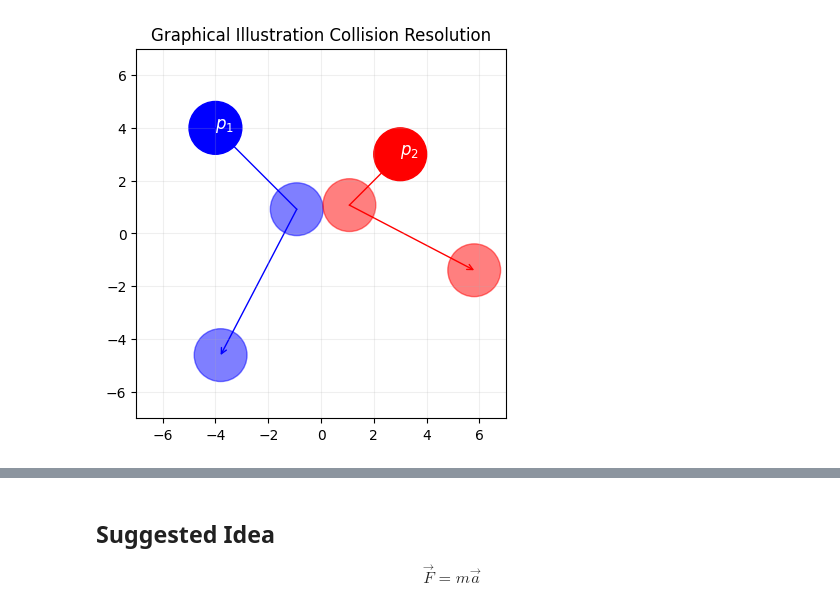
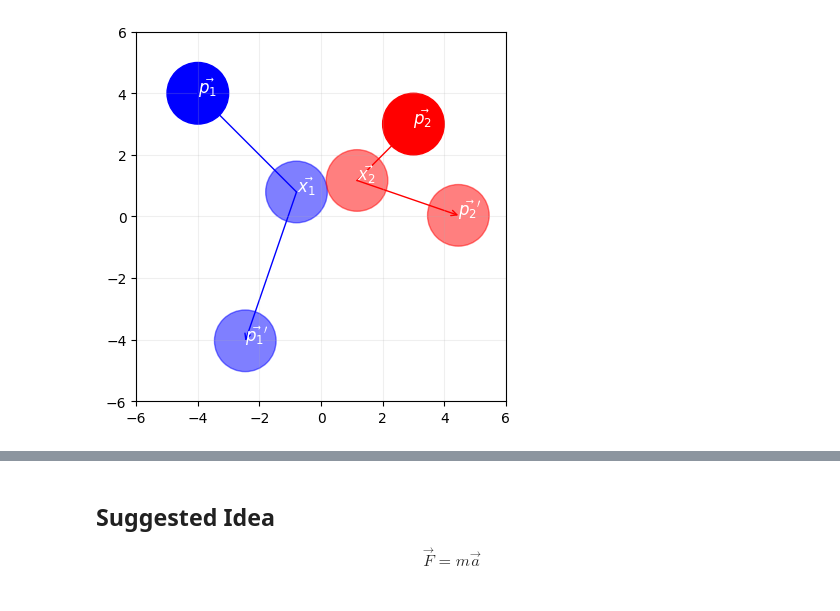
Before and after one commit to DestinEcarma/t-ccd-prototype, a Jupyter notebook: src/note.ipynb, the cells around one changed output, grey strips where cells are left out. Drawn from its saved outputs; the diff is of its cells as text; code cells hidden in the pictures.

```diff
--- a/src/note.ipynb
+++ b/src/note.ipynb
@@ -392,49 +437,86 @@ $$
 # %%
-if (b ** 2 - 4 * a * c >= 0):
+if b**2 - 4 * a * c >= 0:
     m = 1
 
-    # Center of mass on the line of impacti
-    x1 = c2 - c1
-    x2 = x1 * -1
+    # Center of mass on the line of impact
+    n = x2 - x1
+    n_mag2 = n.dot(n)
 
-    # Distance
-    mag = np.sqrt(x1.dot(x1)) # https://stackoverflow.com/questions/9171158/how-do-you-get-the-magnitude-of-a-vector-in-numpy
+    # Impluse
+    J = (2 * dv.dot(n)) / (n_mag2 * (m + m)) * n
 
     # New  velocities
-    v1_prime = v1 + 2 * m / (m + m) * dv.dot(x1) / mag ** 2 * x1
-    v2_prime = v2 + 2 * m / (m + m) * (dv * -1).dot(x2) / mag ** 2 * x2
+    v1_prime = v1 + J * m
+    v2_prime = v2 - J * m
 
-    r1f = c1 + v1_prime * (ft - t)
-    r2f = c2 + v2_prime * (ft - t)
+    # Final poistions
+    r1f = x1 + v1_prime * (tf - t)
+    r2f = x2 + v2_prime * (tf - t)
 
-    plt.plot([p1[0], c1[0]], [p1[1], c1[1]], color="blue", lw=1)
-    plt.annotate("", xytext=c1, xy=r1f, arrowprops=dict(arrowstyle="->", color="blue", lw=1, shrinkA=0, shrinkB=0), zorder=0)
+    plt.plot([p1[0], x1[0]], [p1[1], x1[1]], color="blue", lw=1)
+    plt.annotate(
+        "",
+        xytext=x1,
+        xy=r1f,
+        arrowprops=dict(
+            arrowstyle="->", color="blue", lw=1, shrinkA=0, shrinkB=0
+        ),
+        zorder=0,
+    )
 
-    plt.plot([p2[0], c2[0]], [p2[1], c2[1]], color="red", lw=1)
-    plt.annotate("", xytext=c2, xy=r2f, arrowprops=dict(arrowstyle="->", color="red", lw=1, shrinkA=0, shrinkB=0), zorder=0)
+    plt.plot([p2[0], x2[0]], [p2[1], x2[1]], color="red", lw=1)
+    plt.annotate(
+        "",
+        xytext=x2,
+        xy=r2f,
+        arrowprops=dict(
+            arrowstyle="->", color="red", lw=1, shrinkA=0, shrinkB=0
+        ),
+        zorder=0,
+    )
 
     plt.gca().add_patch(plt.Circle(r1f, radii, color="blue", alpha=0.5))
+    plt.annotate(r"$\vec{p_1}'$", r1f, color="white", fontsize=12)
+
     plt.gca().add_patch(plt.Circle(r2f, radii, color="red", alpha=0.5))
+    plt.annotate(r"$\vec{p_2}'$", r2f, color="white", fontsize=12)
 
-    plt.gca().add_patch(plt.Circle(c1, radii, color="blue", alpha=0.5))
-    plt.gca().add_patch(plt.Circle(c2, radii, color="red", alpha=0.5))
+    plt.gca().add_patch(plt.Circle(x1, radii, color="blue", alpha=0.5))
+    plt.annotate(r"$\vec{x_1}$", x1, color="white", fontsize=12)
+
+    plt.gca().add_patch(plt.Circle(x2, radii, color="red", alpha=0.5))
+    plt.annotate(r"$\vec{x_2}$", x2, color="white", fontsize=12)
 else:
-    plt.annotate("", xytext=p1, xy=r1, arrowprops=dict(arrowstyle="->", color="blue", lw=1, shrinkA=0, shrinkB=0), zorder=0)
-    plt.annotate("", xytext=p2, xy=r2, arrowprops=dict(arrowstyle="->", color="red", lw=1, shrinkA=0, shrinkB=0), zorder=0)
-
-plt.title(r"Graphical Illustration Collision Resolution")
+    plt.annotate(
+        "",
+        xytext=p1,
+        xy=r1,
+        arrowprops=dict(
+            arrowstyle="->", color="blue", lw=1, shrinkA=0, shrinkB=0
+        ),
+        zorder=0,
+    )
+    plt.annotate(
+        "",
+        xytext=p2,
+        xy=r2,
+        arrowprops=dict(
+            arrowstyle="->", color="red", lw=1, shrinkA=0, shrinkB=0
+        ),
+        zorder=0,
+    )
 
 plt.gca().add_patch(plt.Circle(p1, radii, color="blue"))
-plt.annotate(r"$p_1$", p1, color="white", fontsize=12)
+plt.annotate(r"$\vec{p_1}$", p1, color="white", fontsize=12)
 
 plt.gca().add_patch(plt.Circle(p2, radii, color="red"))
-plt.annotate(r"$p_2$", p2, color="white", fontsize=12)
+plt.annotate(r"$\vec{p_2}$", p2, color="white", fontsize=12)
 
-plt.xlim(-7, 7)
-plt.ylim(-7, 7)
+plt.xlim(-6, 6)
+plt.ylim(-6, 6)
 plt.gca().set_aspect("equal")
 
 plt.grid(alpha=0.2)
 plt.show()
 # %% [output]
-[figure, old version]
+[figure, new version]
```
Also changed, not shown: parts of 7 cells of this notebook.
